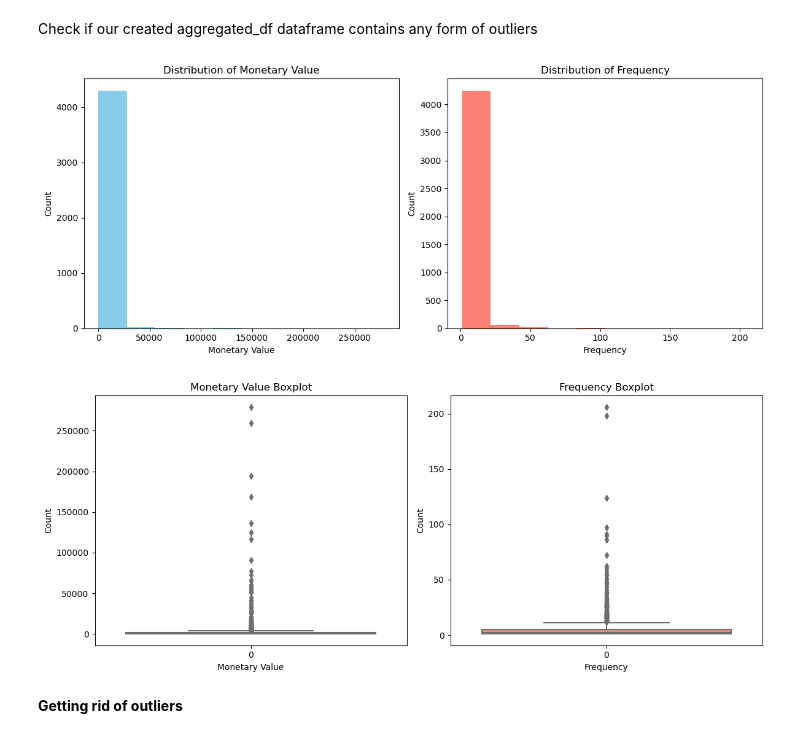
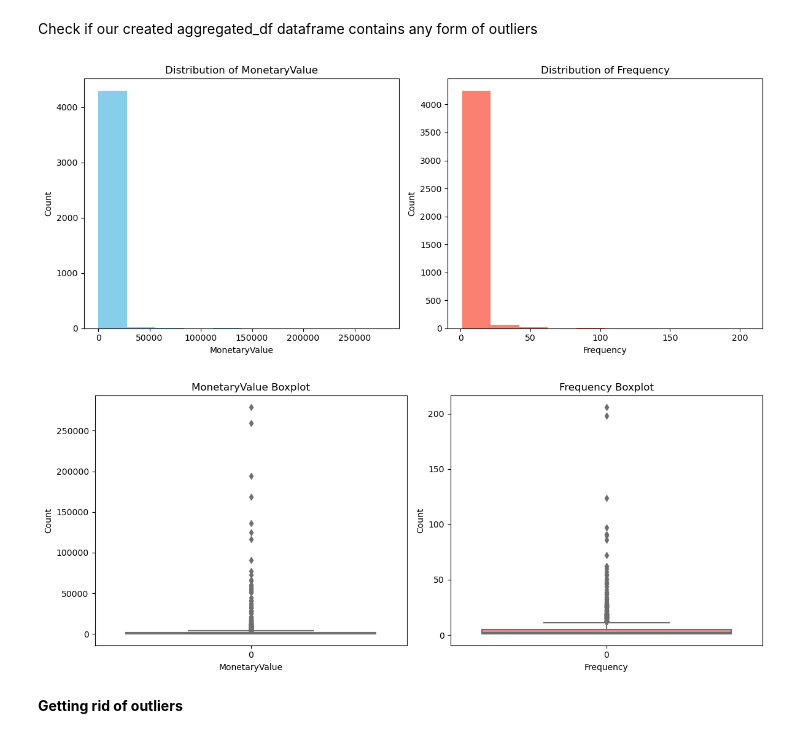
Before and after one commit to kamahTek/Machine-Learning, a Jupyter notebook: Unsupervised-Learning/Clustering/Online-Retail/index.ipynb, the cells around one changed output. Saved outputs shown, nothing was run; the diff lists cells and outputs as text; code cells hidden in the pictures.

Commit message:
created a function to visualize outliers using a hitogram and a boxplot

```diff
--- a/Unsupervised-Learning/Clustering/Online-Retail/index.ipynb
+++ b/Unsupervised-Learning/Clustering/Online-Retail/index.ipynb
@@ -400,45 +400,3 @@ aggregated_df.describe()
 # Outliers
 # %% [markdown]
 Check if our created aggregated_df dataframe contains any form of outliers
-# %%
-# Create a Histogram to get a precise visualization of our data
-
-plt.figure(figsize=(12, 5))
-
-plt.subplot(1, 2, 1)
-plt.hist(aggregated_df["MonetaryValue"], bins=10, color='skyblue' )
-plt.title('Distribution of Monetary Value')
-plt.xlabel('Monetary Value')
-plt.ylabel('Count')
-
-plt.subplot(1, 2, 2)
-plt.hist(aggregated_df["Frequency"], bins=10, color='salmon' )
-plt.title('Distribution of Frequency')
-plt.xlabel('Frequency')
-plt.ylabel('Count')
-
-plt.tight_layout()
-plt.show()
-# %% [output]
-[figure, removed]
-# %%
-# Create a Boxplot to get a precise visualization of our data outliers
-
-plt.figure(figsize=(12, 5))
-
-plt.subplot(1, 2, 1)
-sns.boxplot(aggregated_df["MonetaryValue"], color='skyblue' )
-plt.title('Monetary Value Boxplot')
-plt.xlabel('Monetary Value')
-plt.ylabel('Count')
-
-plt.subplot(1, 2, 2)
-sns.boxplot(aggregated_df["Frequency"], color='salmon' )
-plt.title('Frequency Boxplot')
-plt.xlabel('Frequency')
-plt.ylabel('Count')
-
-plt.tight_layout()
-plt.show()
-# %% [output]
-[figure, removed]
@@ -445,2 +449,7 @@ plt.show()
+# %%
+outlierChart(aggregated_df,"MonetaryValue", "Frequency")
+# %% [output]
+[figure, added]
+[figure, added]
 # %% [markdown]
 **Getting rid of outliers**
```
Also changed, not shown: parts of 1 cell of this notebook.
